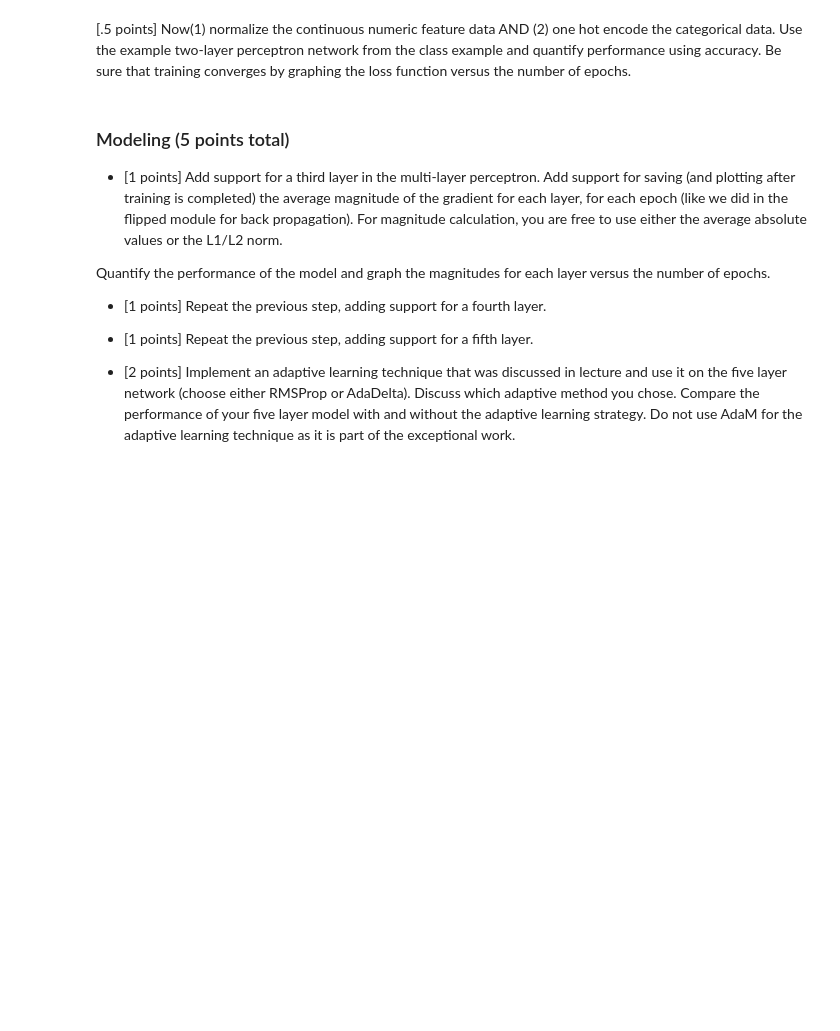
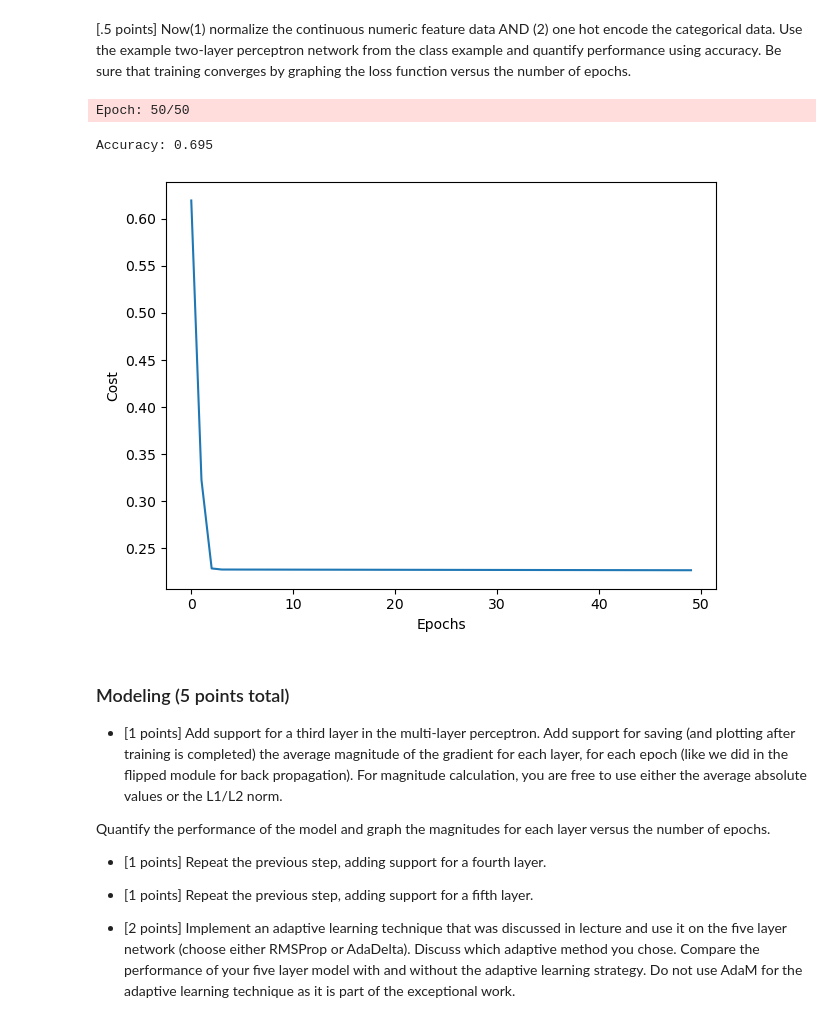
Before and after one commit to Jadonsw123/Lab4MultiLayerPerceptron, a Jupyter notebook: lab4.ipynb, the cells around one changed output. Cells and saved outputs as stored; diff of their text form; code cells hidden in the pictures; blank space fills up the shorter version.

```diff
--- a/lab4.ipynb
+++ b/lab4.ipynb
@@ -361,3 +573,18 @@ class TwoLayerPerceptronVectorized(TwoLayerPerceptron):
+# %%
+class TLPBetterInitial(TLPMiniBatchCrossEntropy):
+    def _initialize_weights(self):
+        """Initialize weights Glorot and He normalization."""
+        init_bound = 4*np.sqrt(6. / (self.n_hidden + self.n_features_ + 1))
+        W1 = np.random.uniform(-init_bound, init_bound,(self.n_hidden, self.n_features_ + 1))
+        W1[:,:1] = 0
+
+        # reduce the final layer magnitude in order to balance the size of the gradients
+        # between
+        init_bound = 4*np.sqrt(6 / (self.n_output_ + self.n_hidden + 1))
+        W2 = np.random.uniform(-init_bound, init_bound,(self.n_output_, self.n_hidden + 1))
+        W2[:,:1] = 0
+
+        return W1, W2
 # %%
 # #this is an error fix using co-pilot. idk if thiss is the right thing to do
 
@@ -488,54 +723,42 @@ df_preprocessed = pd.concat([df_preprocessed, df_preprocessed_encoded], axis=1)
 
 
 from sklearn.preprocessing import LabelEncoder
 
-X_preprocessed = df_preprocessed.drop('IncomeEncoded', axis=1).head(10000)  # Features
-y_preprocessed = df_preprocessed['IncomeEncoded'].head(10000)  # Target
+X_preprocessed = df_preprocessed.drop('IncomeEncoded', axis=1).head(1000)  # Features
+y_preprocessed = df_preprocessed['IncomeEncoded'].head(1000)  # Target
 le = LabelEncoder()
 
 # Fit the encoder to the target variable and transform it
 y_preprocessed = le.fit_transform(y_preprocessed)
 # Split the data
 X_train, X_test, y_train, y_test = train_test_split(X, y, test_size=0.2, random_state=42, stratify=y)
 
 X_train_preprocessed, X_test_preprocessed, y_train_preprocessed, y_test_preprocessed = train_test_split(X_preprocessed, y_preprocessed, test_size=0.2, random_state=42, stratify=y_preprocessed)
 
 # Balance the training set by quantizing the "ChildPoverty" variable into four classes
 X_train_preprocessed['ChildPoverty'] = pd.qcut(X_train_preprocessed['ChildPoverty'], q=4, labels=False)
 
 
-# Identify continuous and categorical columns
-# continuous_cols = continuous_cols = ['TotalPop', 'Men', 'Women', 'Hispanic', 'White', 'Black', 'Native', 'Asian', 'Pacific', 'VotingAgeCitizen', 'Income', 'IncomeErr', 'IncomePerCap', 'IncomePerCapErr', 'Poverty', 'ChildPoverty', 'Professional', 'Service', 'Office', 'Construction', 'Production', 'Drive', 'Carpool', 'Transit', 'Walk', 'OtherTransp', 'WorkAtHome', 'MeanCommute', 'Employed', 'PrivateWork', 'PublicWork', 'SelfEmployed', 'FamilyWork', 'Unemployment']  # replace with your actual column names
-# categorical_cols = categorical_cols = ['State', 'County']  # replace with your actual column names
-
-# # Create a preprocessor
-# preprocessor = ColumnTransformer(
-#     transformers=[
-#         ('num', StandardScaler(), continuous_cols),
-#         ('cat', OneHotEncoder(), categorical_cols)])
-
-# Fit and transform the training data
-# X_train_preprocessed = preprocessor.fit_transform(X_train)
-
-# # Transform the test data
-# X_test_preprocessed = preprocessor.transform(X_test)
-
 params = dict(n_hidden=50,
               C=0.1, # tradeoff L2 regularizer
               epochs=50, # iterations
               eta=0.001,  # learning rate
               random_state=1)
 
-nn = TwoLayerPerceptronVectorized(**params)
+nn = TLPBetterInitial(**params)
 
 nn.fit(X_train_preprocessed, y_train_preprocessed, print_progress=50)
-yhat = nn.predict(X_test_preprocessed)
-print('Accuracy:',accuracy_score(y_test,yhat))
+yhat_preprocessed = nn.predict(X_test_preprocessed)
+print('Accuracy:',accuracy_score(y_test_preprocessed,yhat_preprocessed))
 plt.plot(range(len(nn.cost_)), nn.cost_)
 plt.ylabel('Cost')
 plt.xlabel('Epochs')
 plt.tight_layout()
 plt.show()
+# %% [output]
+Epoch: 50/50
+Accuracy: 0.695
+[figure, added]
 # %% [markdown]
 
 ### Modeling (5 points total)
```
Also changed, not shown: parts of 6 cells of this notebook.
